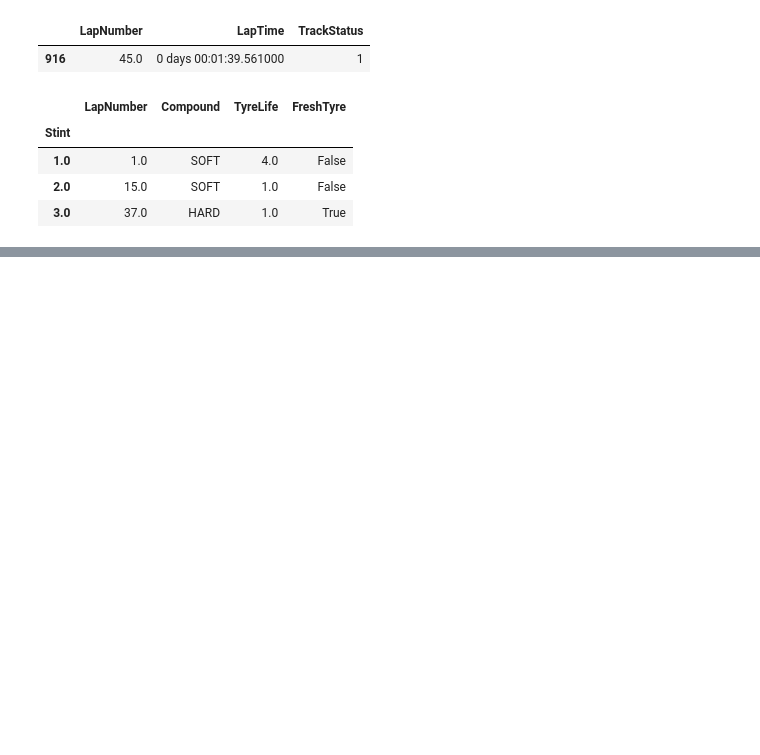
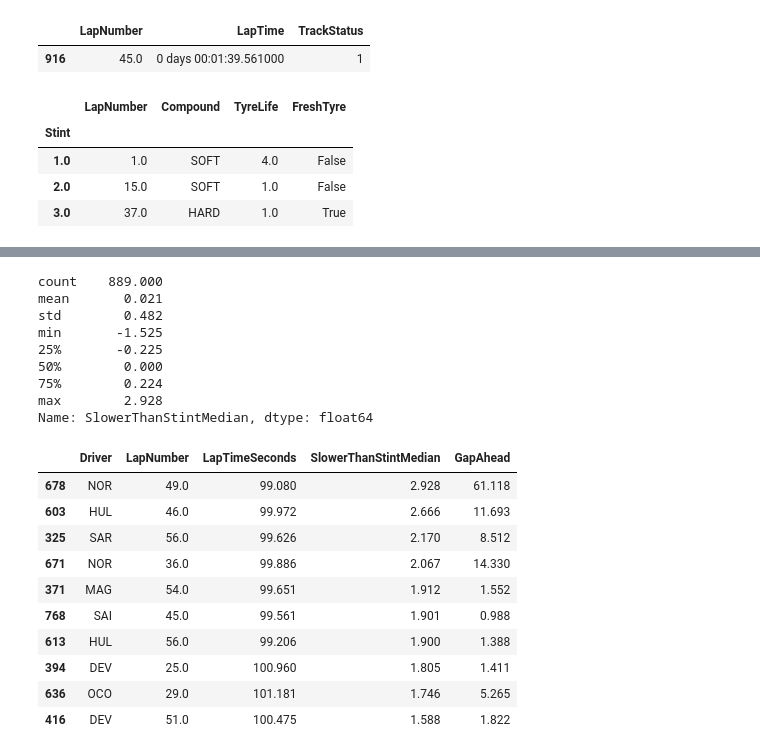
Before and after one commit to janjanisz/boxbox, a Jupyter notebook: 05_cleaning.ipynb, the cells around one changed output, grey strips where cells are left out. Cells and saved outputs as stored; diff of their text form; code cells hidden in the pictures; blank space fills up the shorter version.

Commit message:
FInished cleaning part 3: tested traffic rules.

```diff
--- a/05_cleaning.ipynb
+++ b/05_cleaning.ipynb
@@ -231,0 +259,9 @@ laps[laps['Driver'] == 'VER'].groupby('Stint')[['LapNumber', 'Compound', 'TyreLi
+# %%
+order = laps[['Driver', 'LapNumber', 'Position', 'Time']].dropna()
+
+car_ahead = order.copy()
+car_ahead['Position'] = car_ahead['Position'] + 1
+
+gaps = order.merge(car_ahead, on = ['LapNumber', 'Position'], suffixes=('', 'Ahead'))
+gaps['GapAhead'] = (gaps['Time'] - gaps['TimeAhead']).dt.total_seconds()
+gaps.head()
@@ -231,0 +275,6 @@ laps[laps['Driver'] == 'VER'].groupby('Stint')[['LapNumber', 'Compound', 'TyreLi
+# %%
+green_gaps = green.merge(gaps[['Driver', 'LapNumber', 'DriverAhead', 'GapAhead']], on = ['Driver', 'LapNumber'], how = 'left')
+print ('Laps:', len(green_gaps))
+print(green_gaps['GapAhead'].describe().round(3))
+print('Laps with no car ahead:', green_gaps['GapAhead'].isna().sum())
+print(green_gaps[green_gaps['GapAhead'].isna()]['Driver'].value_counts())
@@ -231,0 +304,4 @@ laps[laps['Driver'] == 'VER'].groupby('Stint')[['LapNumber', 'Compound', 'TyreLi
+# %%
+green_gaps['SlowerThanMedian'] = green_gaps['LapTimeSeconds'] - green_gaps.groupby('Driver')['LapTimeSeconds'].transform('median')
+green_gaps['InTraffic'] = green_gaps['GapAhead'] < 1.0
+print(green_gaps.groupby('InTraffic')['SlowerThanMedian'].agg(['count', 'mean', 'median']).round(3))
@@ -231,0 +313,5 @@ laps[laps['Driver'] == 'VER'].groupby('Stint')[['LapNumber', 'Compound', 'TyreLi
+# %%
+print(green_gaps.groupby('InTraffic')['LapNumber'].median())
+
+green_gaps['SlowerThanStintMedian'] = green_gaps['LapTimeSeconds'] - green_gaps.groupby(['Driver', 'Stint'])['LapTimeSeconds'].transform('median')
+print(green_gaps.groupby('InTraffic')['SlowerThanStintMedian'].agg(['count', 'mean', 'median']).round(3))
@@ -231,0 +349,24 @@ laps[laps['Driver'] == 'VER'].groupby('Stint')[['LapNumber', 'Compound', 'TyreLi
+# %%
+print(green_gaps['SlowerThanStintMedian'].describe().round(3))
+green_gaps.sort_values('SlowerThanStintMedian', ascending=False)[['Driver', 'LapNumber', 'LapTimeSeconds', 'SlowerThanStintMedian', 'GapAhead']].head(10).round(3)
+# %% [output]
+count    889.000
+mean       0.021
+std        0.482
+min       -1.525
+25%       -0.225
+50%        0.000
+75%        0.224
+max        2.928
+Name: SlowerThanStintMedian, dtype: float64
+|  | Driver | LapNumber | LapTimeSeconds | SlowerThanStintMedian | GapAhead |
+| 678 | NOR | 49.0 | 99.080 | 2.928 | 61.118 |
+| 603 | HUL | 46.0 | 99.972 | 2.666 | 11.693 |
+| 325 | SAR | 56.0 | 99.626 | 2.170 | 8.512 |
+| 671 | NOR | 36.0 | 99.886 | 2.067 | 14.330 |
+| 371 | MAG | 54.0 | 99.651 | 1.912 | 1.552 |
+| 768 | SAI | 45.0 | 99.561 | 1.901 | 0.988 |
+| 613 | HUL | 56.0 | 99.206 | 1.900 | 1.388 |
+| 394 | DEV | 25.0 | 100.960 | 1.805 | 1.411 |
+| 636 | OCO | 29.0 | 101.181 | 1.746 | 5.265 |
+| 416 | DEV | 51.0 | 100.475 | 1.588 | 1.822 |
```
Also changed, not shown: parts of 12 cells of this notebook.
